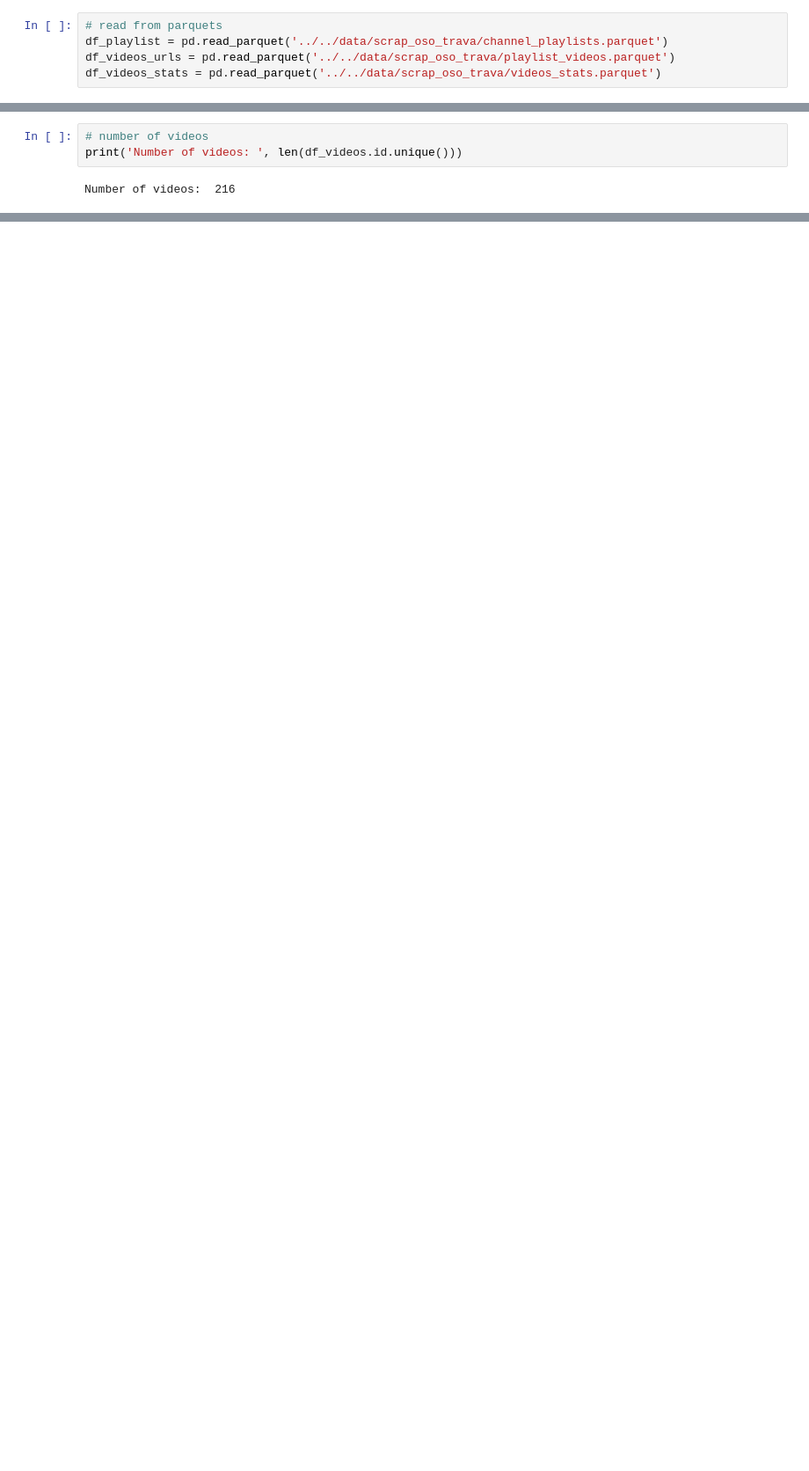
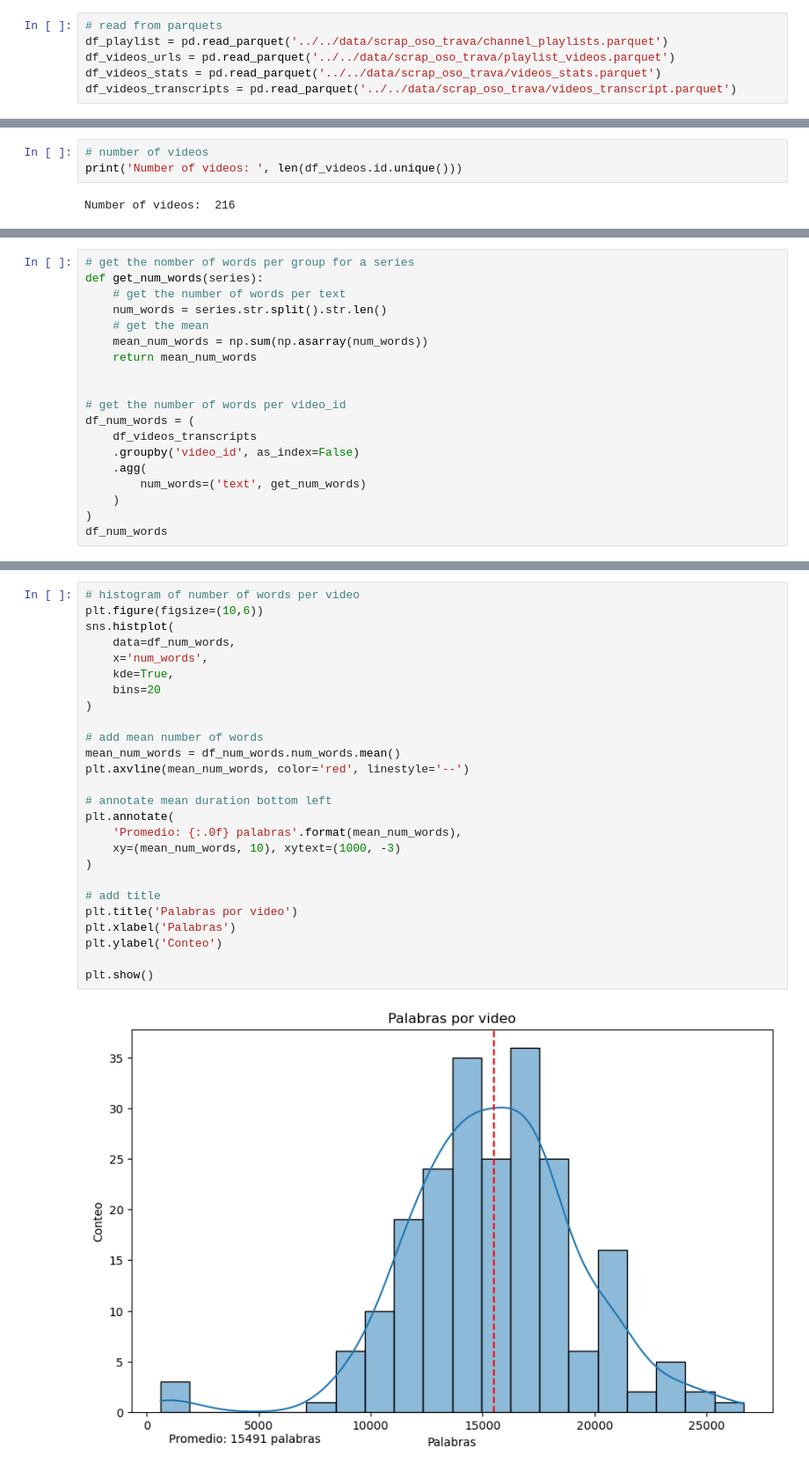
Before and after one commit to romanAVJ/mineria-mcd-itam-proy, a Jupyter notebook: src/notebooks/eda_data.ipynb, the cells around one changed output, grey strips where cells are left out. Shown at 88% size. Saved outputs shown, nothing was run; the diff lists cells and outputs as text; blank space fills up the shorter version.

```diff
--- a/src/notebooks/eda_data.ipynb
+++ b/src/notebooks/eda_data.ipynb
@@ -21,6 +21,7 @@ from wordcloud import WordCloud, STOPWORDS, ImageColorGenerator
 df_playlist = pd.read_parquet('../../data/scrap_oso_trava/channel_playlists.parquet')
 df_videos_urls = pd.read_parquet('../../data/scrap_oso_trava/playlist_videos.parquet')
 df_videos_stats = pd.read_parquet('../../data/scrap_oso_trava/videos_stats.parquet')
+df_videos_transcripts = pd.read_parquet('../../data/scrap_oso_trava/videos_transcript.parquet')
 # %%
 df_playlist.head()
 # %% [output]
@@ -336,0 +397,19 @@ plt.show()
+# %%
+# get the nomber of words per group for a series
+def get_num_words(series):
+    # get the number of words per text
+    num_words = series.str.split().str.len()
+    # get the mean
+    mean_num_words = np.sum(np.asarray(num_words))
+    return mean_num_words
+
+
+# get the number of words per video_id
+df_num_words = (
+    df_videos_transcripts
+    .groupby('video_id', as_index=False)
+    .agg(
+        num_words=('text', get_num_words)
+    )
+)
+df_num_words
@@ -336,0 +430,28 @@ plt.show()
+# %%
+# histogram of number of words per video
+plt.figure(figsize=(10,6))
+sns.histplot(
+    data=df_num_words,
+    x='num_words',
+    kde=True,
+    bins=20
+)
+
+# add mean number of words
+mean_num_words = df_num_words.num_words.mean()
+plt.axvline(mean_num_words, color='red', linestyle='--')
+
+# annotate mean duration bottom left
+plt.annotate(
+    'Promedio: {:.0f} palabras'.format(mean_num_words),
+    xy=(mean_num_words, 10), xytext=(1000, -3)
+)
+
+# add title
+plt.title('Palabras por video')
+plt.xlabel('Palabras')
+plt.ylabel('Conteo')
+
+plt.show()
+# %% [output]
+[figure, added]
```
Also changed, not shown: parts of 22 cells of this notebook.
